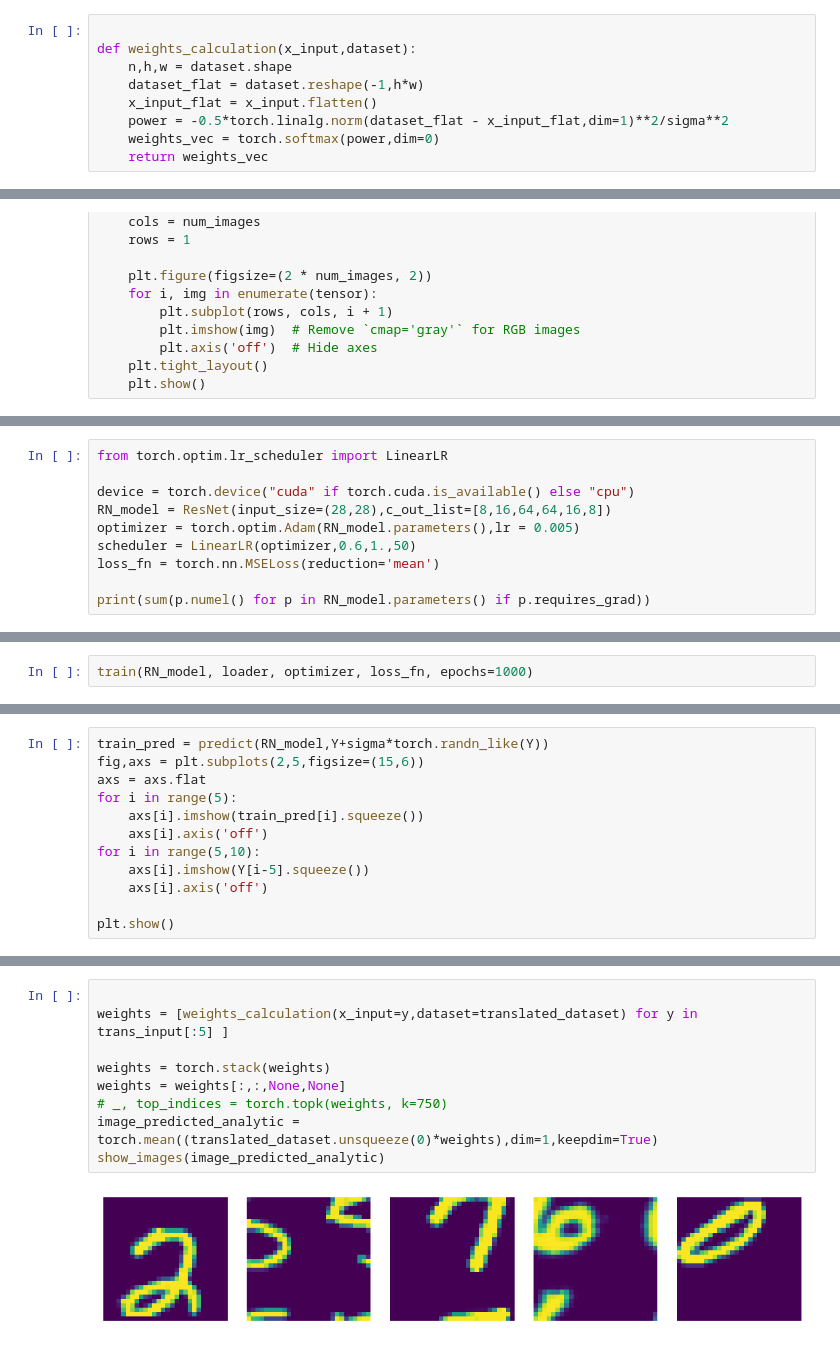
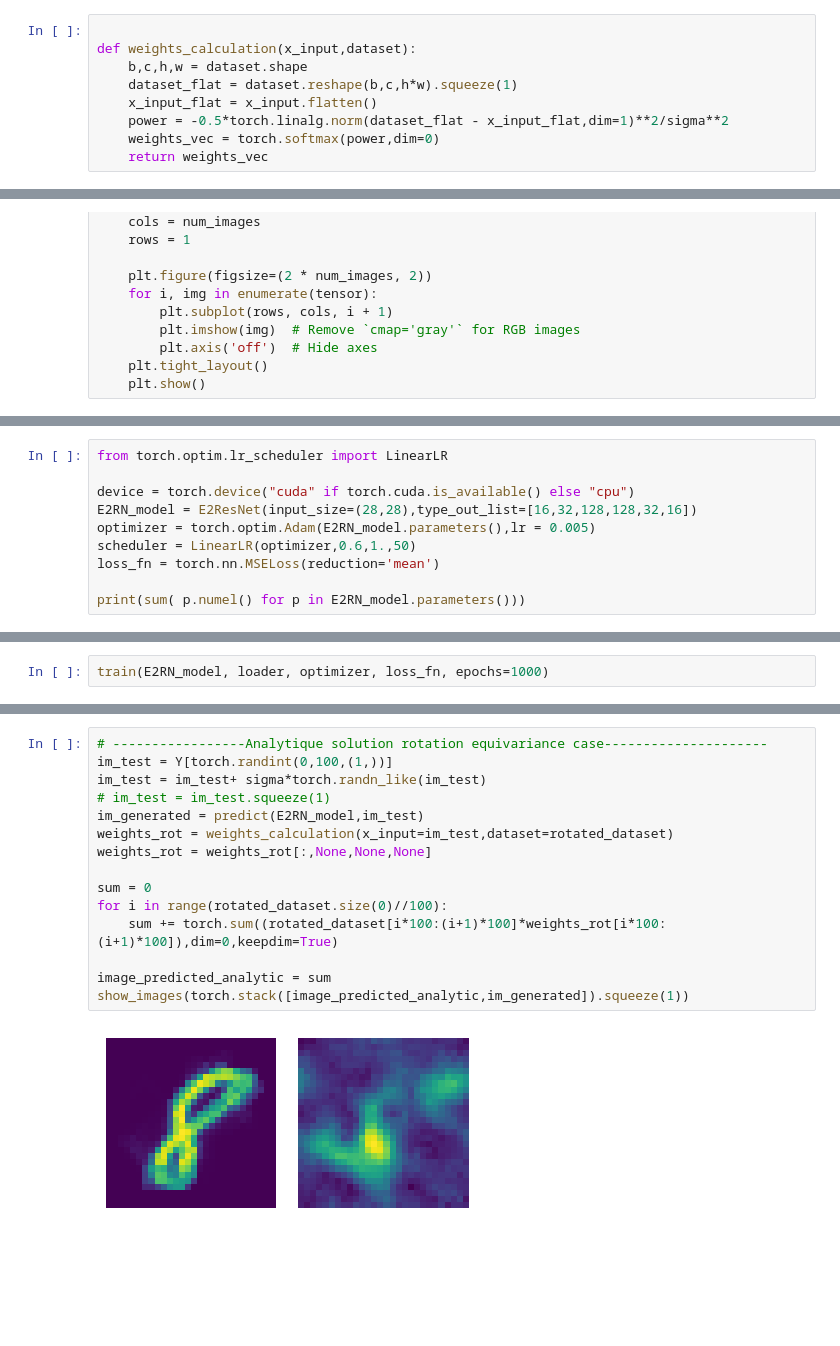
Before and after one commit to bao-do/4thY_internship, a Jupyter notebook: code/Untitled.ipynb, the cells around one changed output, grey strips where cells are left out. Cells and saved outputs as stored; diff of their text form; blank space fills up the shorter version.

Commit message:
add equivarant by rotation cnn

```diff
--- a/code/Untitled.ipynb
+++ b/code/Untitled.ipynb
@@ -47,8 +65,8 @@ sigma = 1.
 # %%
 
 def weights_calculation(x_input,dataset):
-    n,h,w = dataset.shape
-    dataset_flat = dataset.reshape(-1,h*w)
+    b,c,h,w = dataset.shape
+    dataset_flat = dataset.reshape(b,c,h*w).squeeze(1)
     x_input_flat = x_input.flatten()
     power = -0.5*torch.linalg.norm(dataset_flat - x_input_flat,dim=1)**2/sigma**2
     weights_vec = torch.softmax(power,dim=0)
@@ -71,10 +148,10 @@ def show_images(tensor):
 from torch.optim.lr_scheduler import LinearLR
 
 device = torch.device("cuda" if torch.cuda.is_available() else "cpu")
-RN_model = ResNet(input_size=(28,28),c_out_list=[8,16,64,64,16,8])
-optimizer = torch.optim.Adam(RN_model.parameters(),lr = 0.005)
+E2RN_model = E2ResNet(input_size=(28,28),type_out_list=[16,32,128,128,32,16])
+optimizer = torch.optim.Adam(E2RN_model.parameters(),lr = 0.005)
 scheduler = LinearLR(optimizer,0.6,1.,50)
 loss_fn = torch.nn.MSELoss(reduction='mean')
 
-print(sum(p.numel() for p in RN_model.parameters() if p.requires_grad))
+print(sum( p.numel() for p in E2RN_model.parameters()))
 # %% [output]
@@ -123,4 +279,4 @@ def predict(model,input_tensor):
 # %%
-train(RN_model, loader, optimizer, loss_fn, epochs=1000)
+train(E2RN_model, loader, optimizer, loss_fn, epochs=1000)
 # %% [output]
 Training starts
@@ -200,12 +401,0 @@ RN_model.load_state_dict(torch.load('ResNet_conv2d.pt'))
-# %%
-train_pred = predict(RN_model,Y+sigma*torch.randn_like(Y))
-fig,axs = plt.subplots(2,5,figsize=(15,6))
-axs = axs.flat
-for i in range(5):
-    axs[i].imshow(train_pred[i].squeeze())
-    axs[i].axis('off')
-for i in range(5,10):
-    axs[i].imshow(Y[i-5].squeeze())
-    axs[i].axis('off')
-
-plt.show()
@@ -227,11 +402,17 @@ show_images(im_generated)
 # %%
+# -----------------Analytique solution rotation equivariance case---------------------
+im_test = Y[torch.randint(0,100,(1,))]
+im_test = im_test+ sigma*torch.randn_like(im_test)
+# im_test = im_test.squeeze(1)
+im_generated = predict(E2RN_model,im_test)
+weights_rot = weights_calculation(x_input=im_test,dataset=rotated_dataset)
+weights_rot = weights_rot[:,None,None,None]
 
-weights = [weights_calculation(x_input=y,dataset=translated_dataset) for y in trans_input[:5] ]
+sum = 0
+for i in range(rotated_dataset.size(0)//100):
+    sum += torch.sum((rotated_dataset[i*100:(i+1)*100]*weights_rot[i*100:(i+1)*100]),dim=0,keepdim=True)
 
-weights = torch.stack(weights)
-weights = weights[:,:,None,None]
-# _, top_indices = torch.topk(weights, k=750)
-image_predicted_analytic = torch.mean((translated_dataset.unsqueeze(0)*weights),dim=1,keepdim=True)
-show_images(image_predicted_analytic)
+image_predicted_analytic = sum
+show_images(torch.stack([image_predicted_analytic,im_generated]).squeeze(1))
 # %% [output]
-[figure, old version]
+[figure, new version]
```
Also changed, not shown: parts of 25 cells of this notebook, 2 other files.
